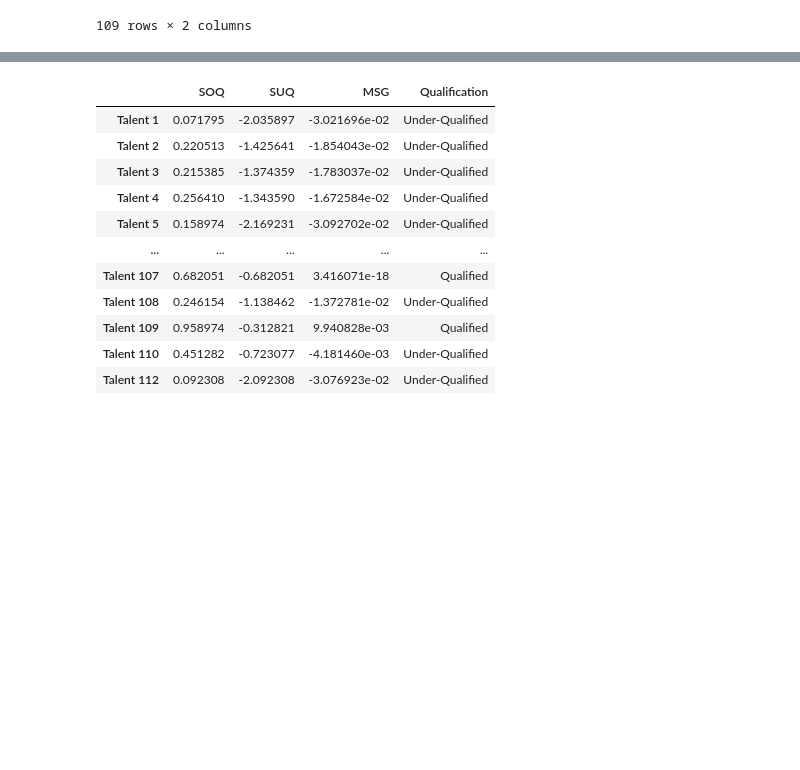
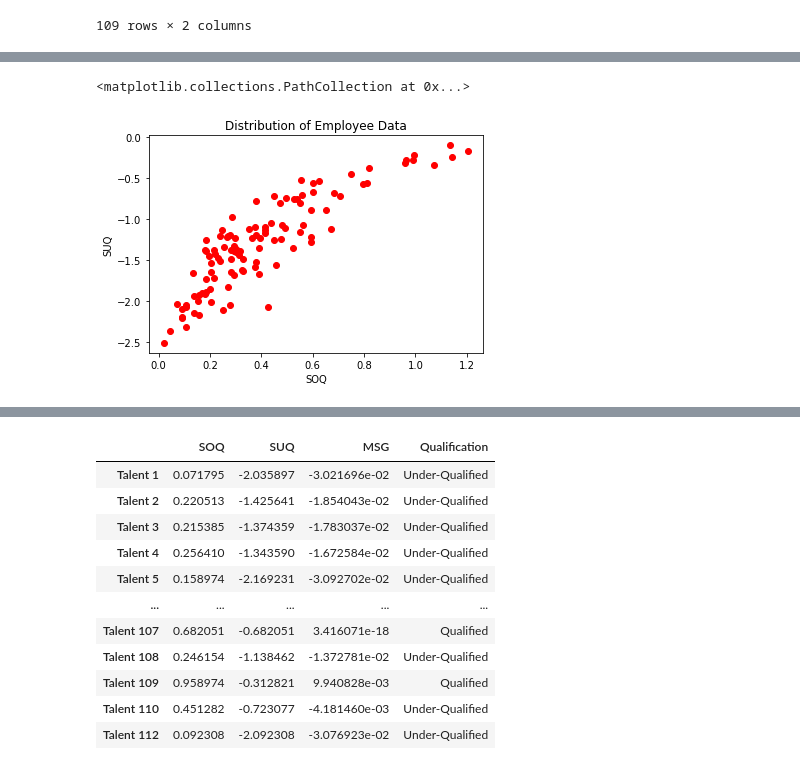
Before and after one commit to TK-Bunga-Matahari/shinchan, a Jupyter notebook: playground/competence_assesment/competence_assesment.ipynb, the cells around one changed output, grey strips where cells are left out. Drawn from its saved outputs; the diff is of its cells as text; code cells hidden in the pictures; blank space fills up the shorter version.

```diff
--- a/playgorund/competence_assesment/competence_assesment.ipynb
+++ b/playground/competence_assesment/competence_assesment.ipynb
@@ -355,0 +363,9 @@ qs_df
+# %%
+%matplotlib inline
+plt.title('Distribution of Employee Data')
+plt.xlabel('SOQ')
+plt.ylabel('SUQ')
+plt.scatter(qs_df.SOQ, qs_df.SUQ, color='red')
+# %% [output]
+<matplotlib.collections.PathCollection at 0x...>
+[figure, added]
```
Also changed, not shown: parts of 14 cells of this notebook.
